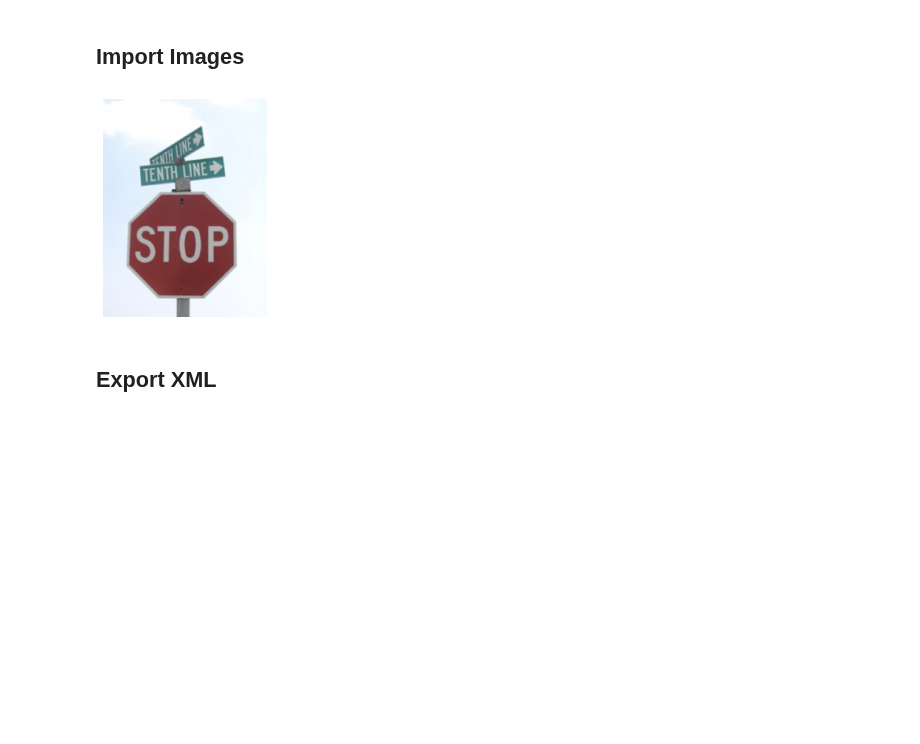
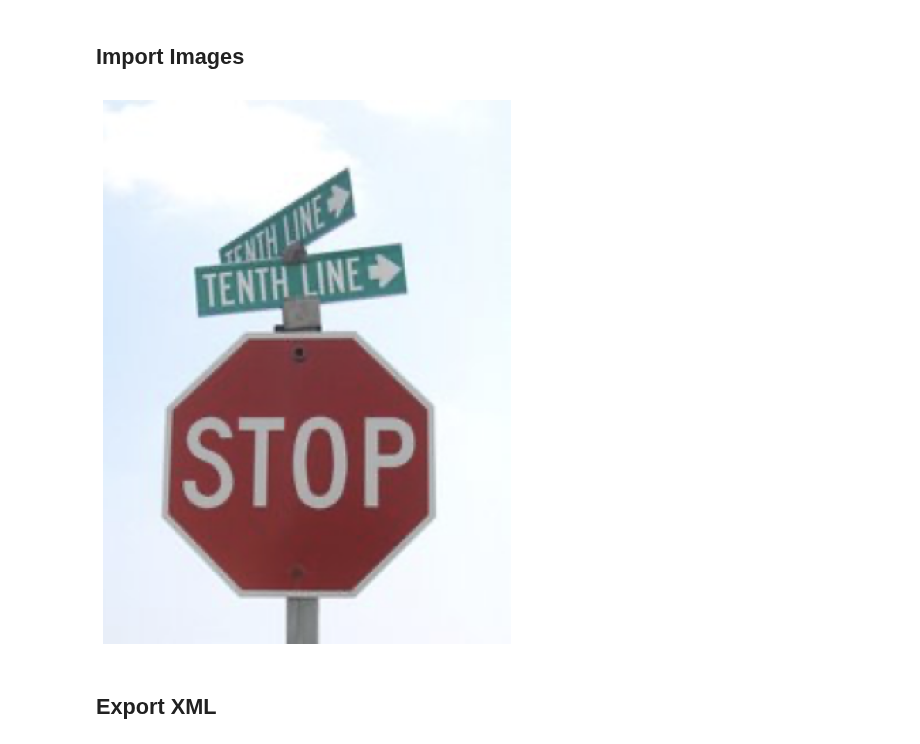
Before and after one commit to joaolucasmartins/VC2022, a Jupyter notebook: notebook.ipynb, the cells around one changed output. Drawn from its saved outputs; the diff is of its cells as text; code cells hidden in the pictures; blank space fills up the shorter version.

```diff
--- a/notebook.ipynb
+++ b/notebook.ipynb
@@ -3,29 +3,31 @@
 # %%
 #!/bin/python3
 
 import cv2 as cv
+import numpy as np
 import matplotlib.pyplot as plt
 import pandas as pd
 
 # First 51 imgs are semaphores
 def importImage(no):
     return cv.imread('dataset/images/road' + str(no) + '.png', cv.IMREAD_COLOR)
 
-def showImage(image, title=""):
+def displayImage(image, title=""):
     if (len(image.shape) == 3):
         image = cv.cvtColor(image, cv.COLOR_BGR2RGB)
         cmap = None
     else:
         cmap = "gray"
+    plt.rcParams['figure.figsize'] = [10, 10]
     plt.figure()
     plt.title(title)
     plt.imshow(image, cmap=cmap)
     plt.axis('off')
     plt.show()
 
-showImage(importImage(52))
+displayImage(importImage(52))
 # %% [output]
-[figure, old version]
+[figure, new version]
 # %% [markdown]
 ## Export XML
 # %%
```
Also changed, not shown: parts of 8 cells of this notebook.
